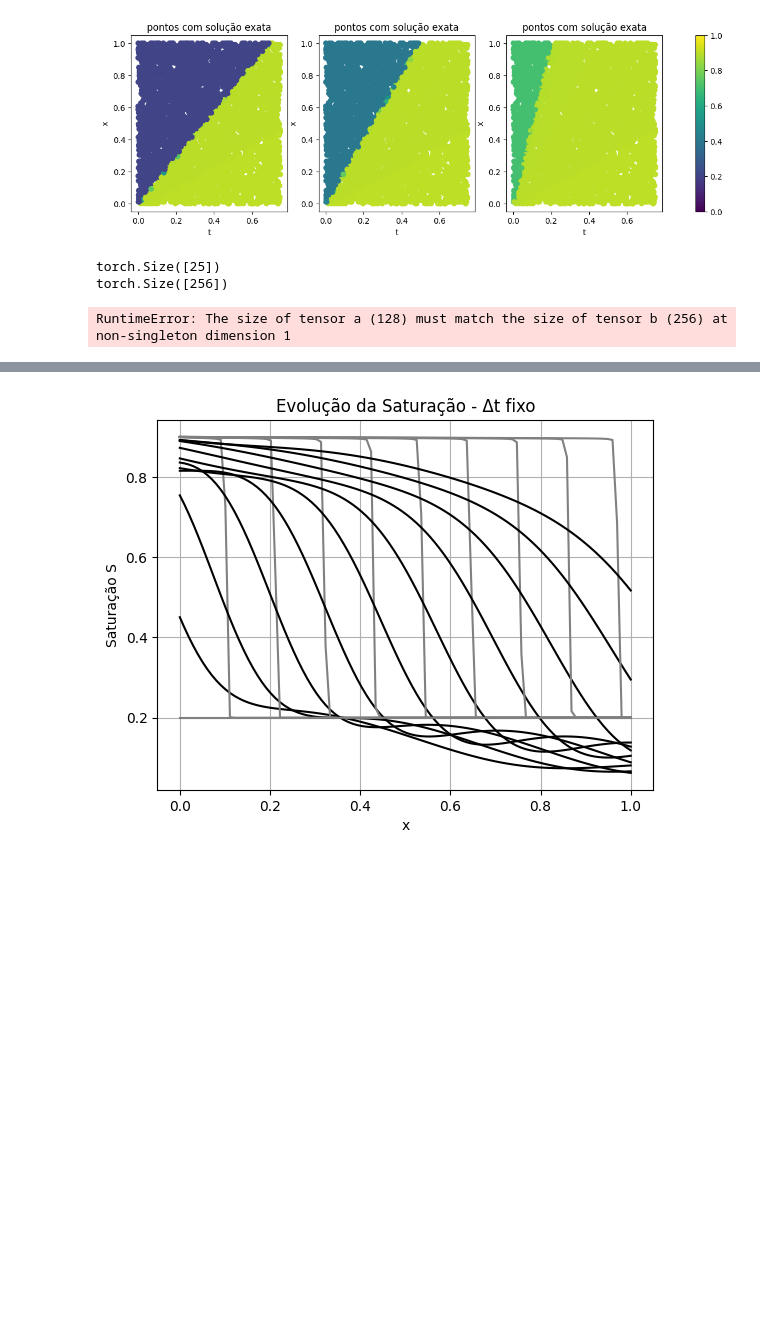
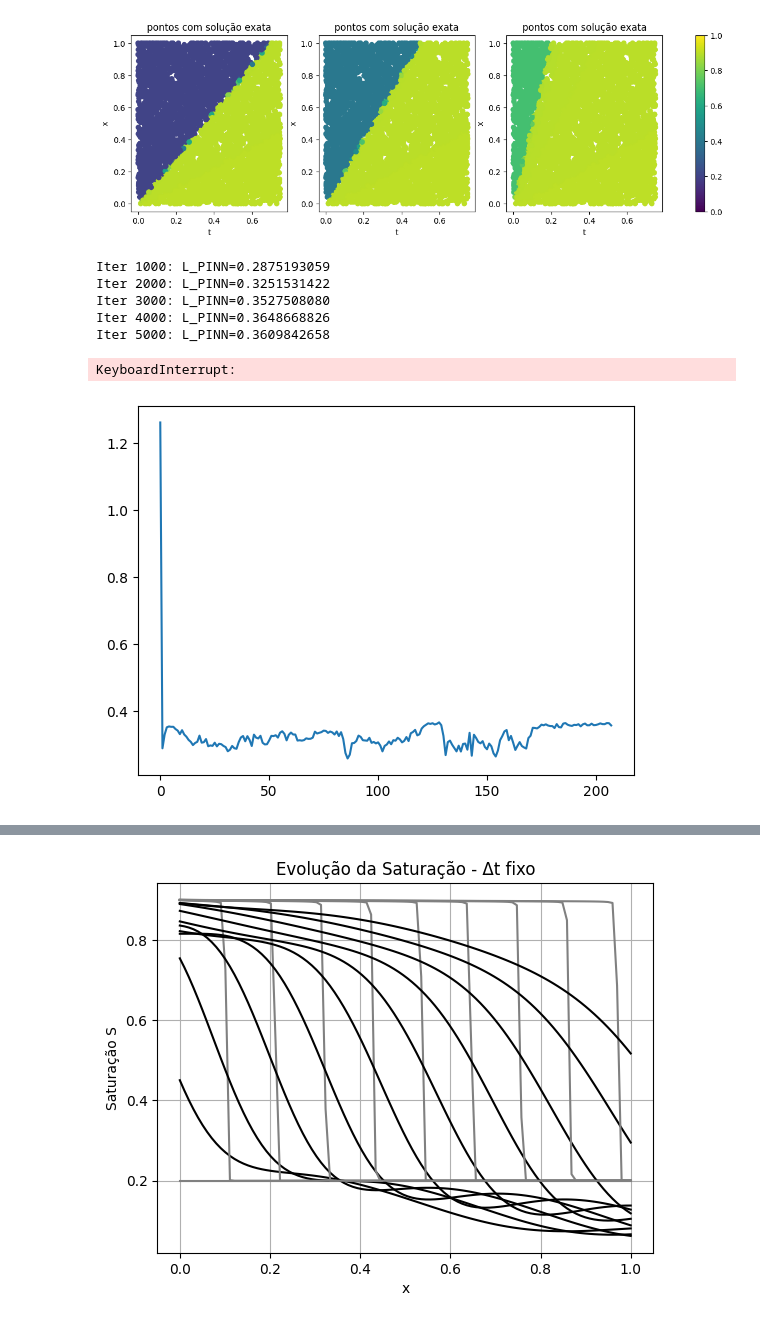
Before and after one commit to joaovmeyer/PINN-experiments, a Jupyter notebook: DeepONet.ipynb, the cells around one changed output, grey strips where cells are left out. Cells and saved outputs as stored; diff of their text form; code cells hidden in the pictures; blank space fills up the shorter version.

```diff
--- a/DeepONet.ipynb
+++ b/DeepONet.ipynb
@@ -103,8 +109,8 @@ axes = np.atleast_1d(axes).flatten()
 uss = list()
 
 for i, pde in enumerate(pdes):
-    xs = np.linspace(0, L, Nx)
-    S0 = pde.u0(xs)
+    xs = torch.linspace(0, L, Nx)
+    S0 = pde.u0(xs.reshape(-1, 1)).flatten()
 
     ts, us = ODE_system_solver(functools.partial(pde.rhs, dx=dx), S0, 0, T_max, dt)
     uss.append(us)
@@ -119,7 +125,7 @@ for i, pde in enumerate(pdes):
 
 cbar = fig.colorbar(sc, ax=axes, orientation='vertical')
 # %% [output]
-[figure, old version]
+[figure, new version]
 # %%
 def sample_points(N_colocacao, N_contorno, N_inicial, max_t = T_max):
     X_colocacao = torch.cat([
@@ -270,6 +309,6 @@ def deeponet(X_batch, uxms):
     return torch.sum(tp * bp, dim=1, keepdim=True)
 # %%
-n_iter = 20000
+n_iter = 10000
 # %%
 for it in range(n_iter):
 
@@ -278,29 +317,33 @@ for it in range(n_iter):
     X_batch_inicial = X_inicial[torch.randint(0, N_inicial, (batch_inicial,))]
     X_batch = torch.cat((X_batch_contorno, X_batch_inicial, X_batch_colocacao), dim=0).requires_grad_(True)
 
-    pdes_batch_idxs = torch.randint(0, len(pdes), (X_batch.shape[0],))
-    uxms = all_uxms[pdes_batch_idxs]
-    pde_batch = [pdes[idx] for idx in pdes_batch_idxs]
-
-    y_fake = deeponet(X_batch, uxms)
+    y_fake = deeponet(X_batch)
 
     y_fake_contorno = y_fake[0:batch_contorno, :]
     y_fake_inicial = y_fake[batch_contorno:batch_contorno + batch_inicial, :]
 
-    L_PINN = pinn_loss(X_batch, y_fake, X_batch_contorno, y_fake_contorno, X_batch_inicial, y_fake_inicial, pde_batch)
+    L_PINN = pinn_loss(X_batch, y_fake, X_batch_contorno, y_fake_contorno, X_batch_inicial, y_fake_inicial)
 
     optimizer.zero_grad()
     L_PINN.backward()
     optimizer.step()
 
-
     if it % N_change_points == 0:
-        X_colocacao, X_contorno, X_inicial = resample_ozanski(X_colocacao, X_contorno, X_inicial, pde_batch, PINN_model)
+        todas_loss.append(L_PINN.item())
+        X_colocacao, X_contorno, X_inicial = resample_ozanski(X_colocacao, X_contorno, X_inicial, deeponet)
 
     if (it + 1) % (n_iter // 10) == 0:
         print(f"Iter {it+1}: L_PINN={L_PINN.item():.10f}")
 # %% [output]
-torch.Size([25])
-torch.Size([256])
+Iter 1000: L_PINN=0.2875193059
+Iter 2000: L_PINN=0.3251531422
+Iter 3000: L_PINN=0.3527508080
+Iter 4000: L_PINN=0.3648668826
+Iter 5000: L_PINN=0.3609842658
-RuntimeError: The size of tensor a (128) must match the size of tensor b (256) at non-singleton dimension 1
+KeyboardInterrupt:
+# %%
+plt.plot(todas_loss)
+plt.show()
+# %% [output]
+[figure, added]
 # %%
```
Also changed, not shown: parts of 11 cells of this notebook.
